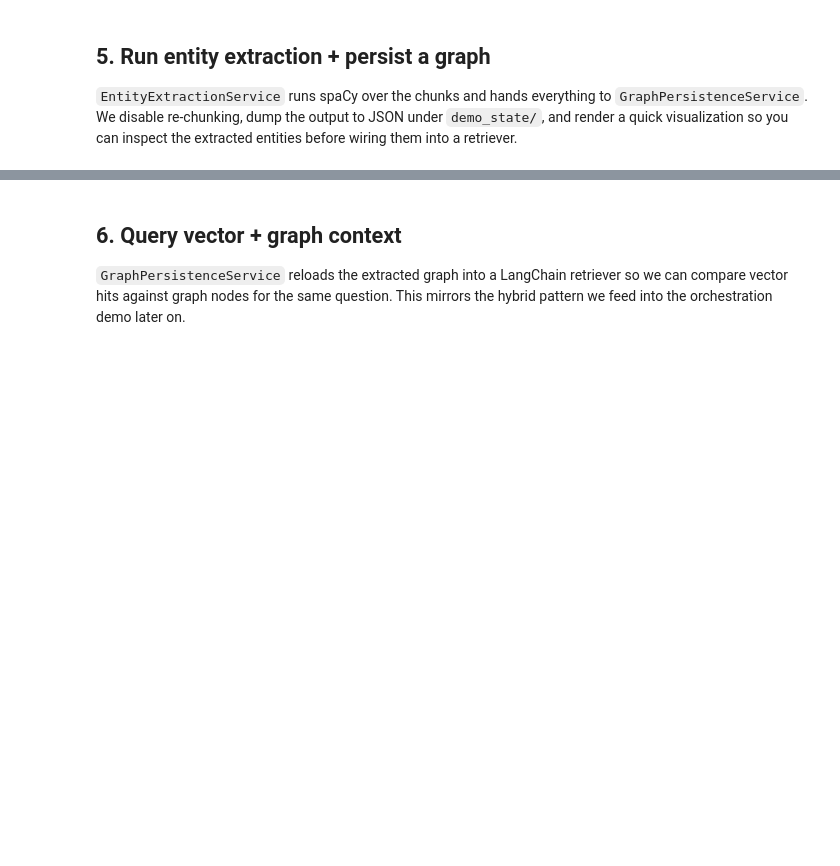
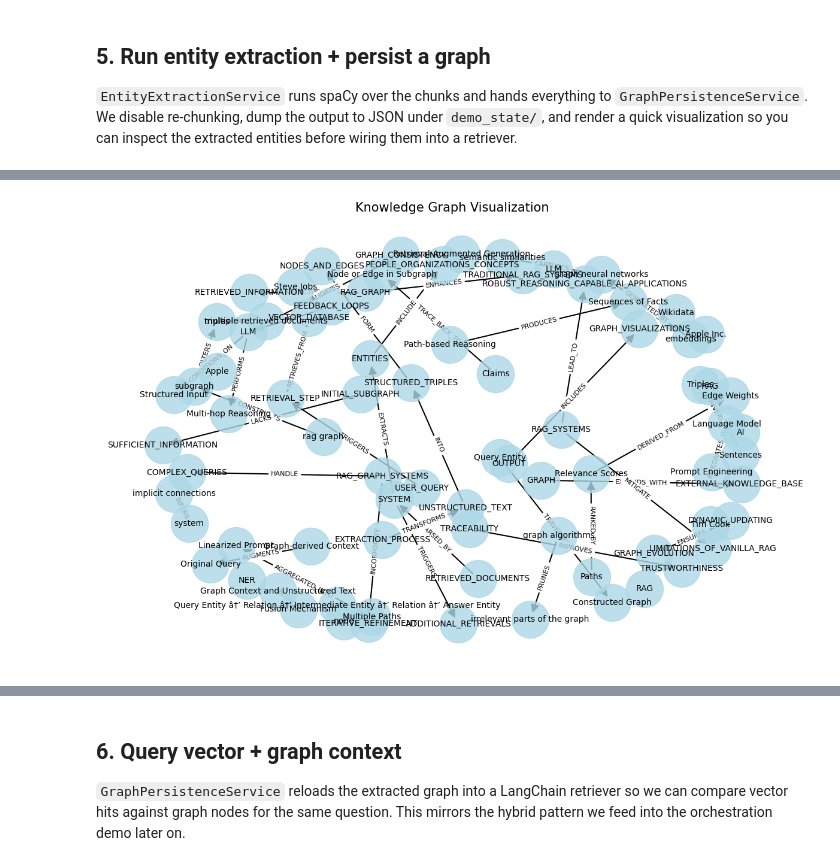
Before and after one commit to nsasto/RAGdoll, a Jupyter notebook: examples/key_modules_demo.ipynb, the cells around one changed output, grey strips where cells are left out. Saved outputs shown, nothing was run; the diff lists cells and outputs as text; code cells hidden in the pictures; blank space fills up the shorter version.

```diff
--- a/examples/key_modules_demo.ipynb
+++ b/examples/key_modules_demo.ipynb
@@ -329,0 +312,78 @@ except Exception as exc:
+# %%
+# Alternative approach: Create pipeline manually for fine-grained control
+from ragdoll.pipeline import IngestionPipeline, IngestionOptions
+from ragdoll.vector_stores import vector_store_from_config
+
+# Setup directories for the manual pipeline demo
+manual_graph_dir = reset_subdir('graph_manual_demo')
+manual_graph_file = manual_graph_dir / 'graph.pkl'
+manual_graph_image = manual_graph_dir / 'manual_graph.png'
+
+# Create a fresh vector store for this demo
+manual_vector_store = vector_store_from_config(
+    VectorStoreConfig(
+        enabled=True,
+        store_type="chroma",
+        params={
+            "collection_name": "manual_graph_demo",
+            "persist_directory": str(manual_graph_dir / "vector"),
+        },
+    ),
+    embedding=embeddings,
+)
+
+# Configure options with explicit graph store settings
+manual_options = IngestionOptions(
+    batch_size=5,
+    extract_entities=True,
+    chunking_options={'chunk_size': 1000, 'chunk_overlap': 200},
+    graph_store_options={
+        "store_type": "networkx",  # This will be passed through now
+        "output_file": str(manual_graph_file),  # This will be passed through now
+    },
+    llm_caller=llm_caller,
+    entity_extraction_options={
+        "entity_types": ["Person", "Organization", "Location", "Event"],
+    },
+)
+
+# Create the pipeline with all our custom components
+manual_pipeline = IngestionPipeline(
+    app_config=app_config,
+    content_extraction_service=DocumentLoaderService(
+        app_config=app_config,
+        use_cache=False,
+        collect_metrics=False,
+    ),
+    embedding_model=embeddings,
+    vector_store=manual_vector_store,
+    options=manual_options,
+)
+
+# Run ingestion
+manual_sources = [str(SAMPLE_TXT)]
+manual_stats = await manual_pipeline.ingest(manual_sources)
+manual_graph = manual_pipeline.last_graph
+manual_graph_store = manual_pipeline.get_graph_store()
+
+# Print results
+print(f"✅ Manual Pipeline Ingestion complete!")
+print(f"Documents processed: {manual_stats.get('documents_processed')}")
+print(f"Chunks created: {manual_stats.get('chunks_created')}")
+print(f"Entities extracted: {manual_stats.get('entities_extracted')}")
+print(f"Relationships extracted: {manual_stats.get('relationships_extracted')}")
+print(f"Vector entries added: {manual_stats.get('vector_entries_added')}")
+print(f"Graph entries added: {manual_stats.get('graph_entries_added')}")
+print(f"Graph store type: {type(manual_graph_store).__name__ if manual_graph_store else 'None'}")
+
+# Visualize the manually created graph
+if manual_graph and hasattr(manual_graph, 'nodes') and manual_graph.nodes:
+    print(f"\nVisualizing manual pipeline graph with {len(manual_graph.nodes)} nodes and {len(manual_graph.edges)} edges...")
+    visualize_graph(
+        manual_graph,
+        output_image_path=str(manual_graph_image),
+        output_json_path=str(manual_graph_dir / "manual_graph_output.json")
+    )
+else:
+    print('No graph available from manual pipeline.')
+# %% [output]
@@ -329,0 +406 @@ except Exception as exc:
+[figure, added]
```
Also changed, not shown: parts of 12 cells of this notebook, 4 other files.
